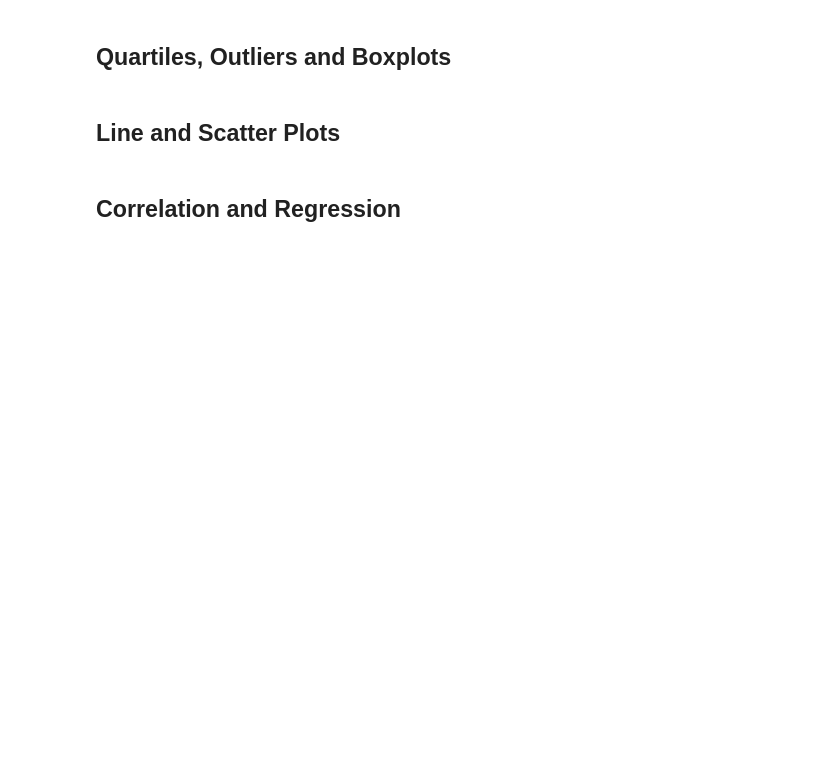
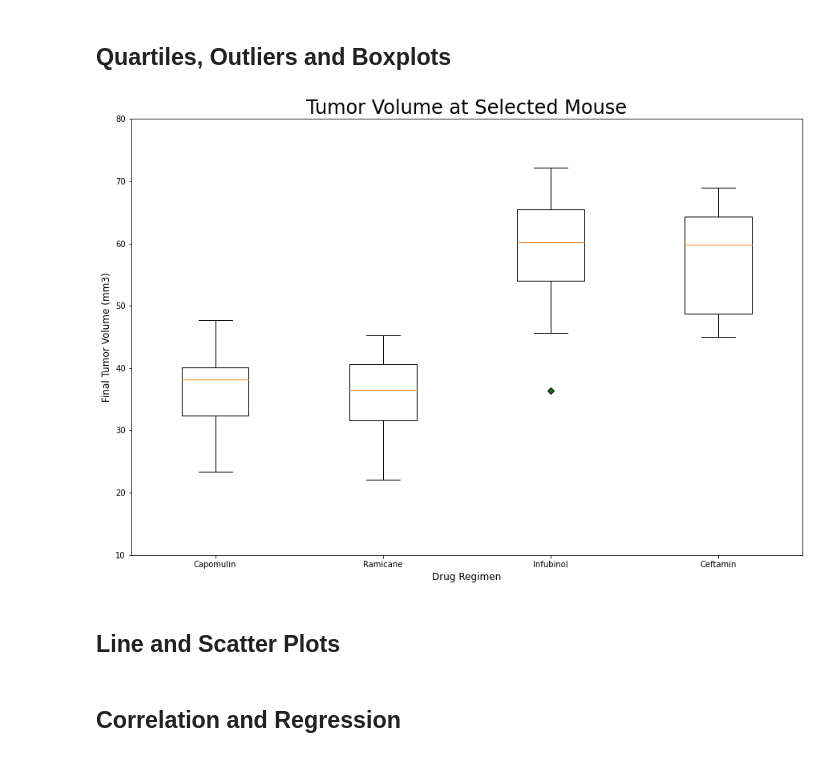
Before and after one commit to PuckishKnave/matplotlib-challenge, a Jupyter notebook: Pymaceuticals/pymaceuticals_starter.ipynb, the cells around one changed output. Saved outputs shown, nothing was run; the diff lists cells and outputs as text; code cells hidden in the pictures; blank space fills up the shorter version.

Commit message:
finished boxplot

```diff
--- a/Pymaceuticals/pymaceuticals_starter.ipynb
+++ b/Pymaceuticals/pymaceuticals_starter.ipynb
@@ -211,0 +182,27 @@ plt.show()
+# %%
+# Calculate the final tumor volume of each mouse across four of the treatment regimens:
+
+# Capomulin, Ramicane, Infubinol, and Ceftamin
+capomulin_df = combined_data.loc[combined_data["Drug Regimen"] == "Capomulin",:]
+ramicane_df = combined_data.loc[combined_data["Drug Regimen"] == "Ramicane", :]
+infubinol_df = combined_data.loc[combined_data["Drug Regimen"] == "Infubinol", :]
+ceftamin_df = combined_data.loc[combined_data["Drug Regimen"] == "Ceftamin", :]
+
+# Start by getting the last (greatest) timepoint for each mouse
+capomulin_last = capomulin_df.groupby('Mouse ID').max()['Timepoint']
+ramicane_last = ramicane_df.groupby('Mouse ID').max()['Timepoint']
+infubinol_last = infubinol_df.groupby('Mouse ID').max()['Timepoint']
+ceftamin_last = ceftamin_df.groupby('Mouse ID').max()['Timepoint']
+
+# Merge this group df with the original dataframe to get the tumor volume at the last timepoint
+capomulin_vol = pd.DataFrame(capomulin_last)
+capomulin_merge = pd.merge(capomulin_vol, combined_data, on=("Mouse ID", "Timepoint"), how="left")
+
+ramicane_vol = pd.DataFrame(ramicane_last)
+ramicane_merge = pd.merge(ramicane_vol, combined_data, on=("Mouse ID","Timepoint"), how="left")
+
+infubinol_vol = pd.DataFrame(infubinol_last)
+infubinol_merge = pd.merge(infubinol_vol, combined_data, on=("Mouse ID","Timepoint"), how="left")
+
+ceftamin_vol = pd.DataFrame(ceftamin_last)
+ceftamin_merge = pd.merge(ceftamin_vol, combined_data, on=("Mouse ID","Timepoint"), how="left")
@@ -212,3 +265,20 @@ plt.show()
+# %%
+# Generate a box plot of the final tumor volume of each mouse across four regimens of interest
+box_data = [capomulin_tumors, ramicane_tumors, infubinol_tumors, ceftamin_tumors]
+drug = ['Capomulin', 'Ramicane', 'Infubinol', 'Ceftamin']
+
+green_diamond = dict(markerfacecolor='g', marker='D')
+fig1, ax1 = plt.subplots(figsize=(15, 10))
+ax1.set_title('Tumor Volume at Selected Mouse', fontsize=24)
+ax1.set_ylabel('Final Tumor Volume (mm3)', fontsize=12)
+ax1.set_xlabel('Drug Regimen', fontsize=12)
+ax1.boxplot(box_data, flierprops=green_diamond, labels=drug, widths=0.4, vert=True)
+
+plt.ylim(10, 80)
+
+plt.show()
+# %% [output]
+[figure, added]
 # %% [markdown]
 ## Line and Scatter Plots
 # %%
```
Also changed, not shown: parts of 9 cells of this notebook, 1 other file.
